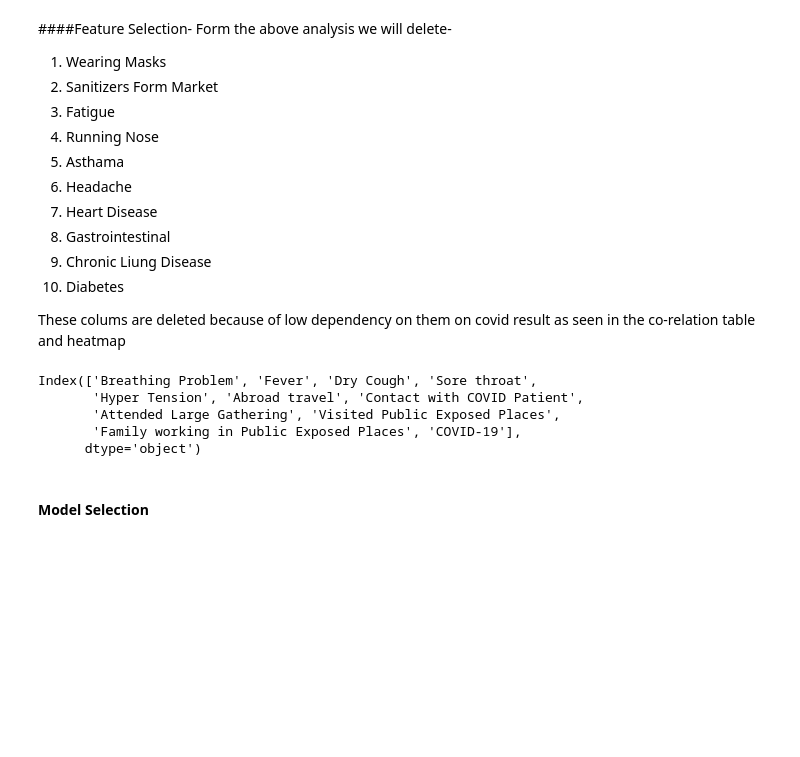
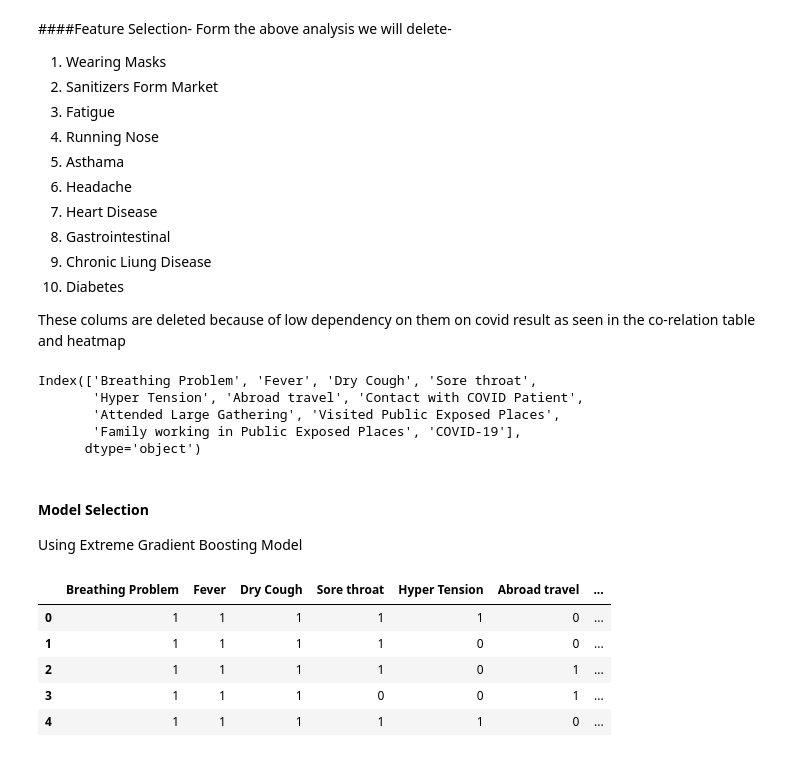
Before and after one commit to stokome/DiseaseDiagnosis-ML-App, a Jupyter notebook: models/Covid_19.ipynb, the cells around one changed output. Saved outputs shown, nothing was run; the diff lists cells and outputs as text; code cells hidden in the pictures; blank space fills up the shorter version.

```diff
--- a/models/Covid_19.ipynb
+++ b/models/Covid_19.ipynb
@@ -164,3 +168,16 @@ Index(['Breathing Problem', 'Fever', 'Dry Cough', 'Sore throat',
       dtype='object')
 # %% [markdown]
 #### Model Selection
+Using Extreme Gradient Boosting Model
+# %%
+y = covid_dataset['COVID-19']
+X = covid_dataset.drop(['COVID-19'], axis = 1)
+X_train, X_test, y_train, y_test = train_test_split(X, y, random_state = 7)
+X.head()
+# %% [output]
+|  | Breathing Problem | Fever | Dry Cough | Sore throat | Hyper Tension | Abroad travel | ... |
+| 0 | 1 | 1 | 1 | 1 | 1 | 0 | ... |
+| 1 | 1 | 1 | 1 | 1 | 0 | 0 | ... |
+| 2 | 1 | 1 | 1 | 1 | 0 | 1 | ... |
+| 3 | 1 | 1 | 1 | 0 | 0 | 1 | ... |
+| 4 | 1 | 1 | 1 | 1 | 1 | 0 | ... |
```
Also changed, not shown: parts of 9 cells of this notebook, 1 other file.
